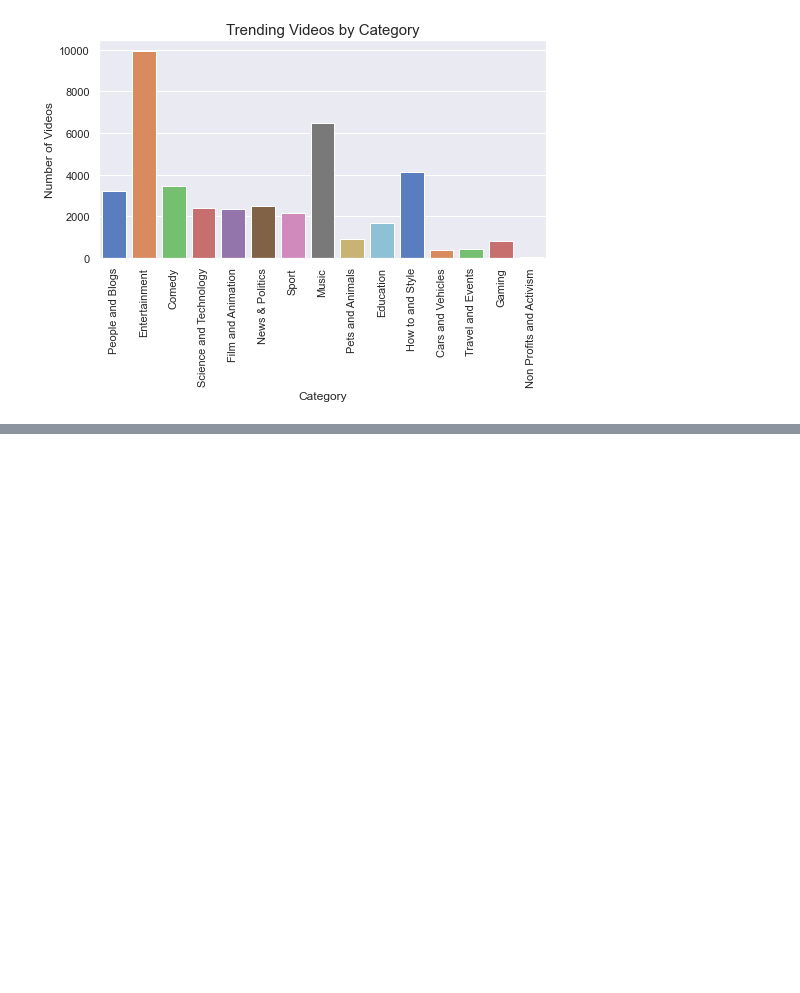
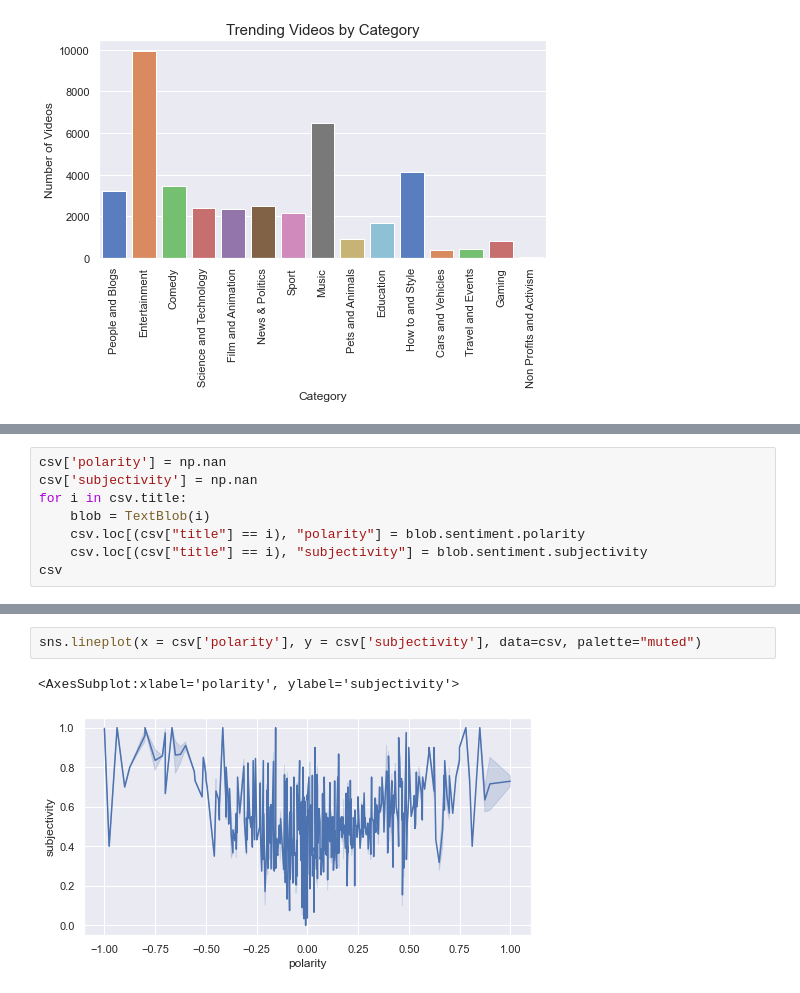
Before and after one commit to pyrogenix/131_finalproject, a Jupyter notebook: testing.ipynb, the cells around one changed output, grey strips where cells are left out. Cells and saved outputs as stored; diff of their text form; blank space fills up the shorter version.

```diff
--- a/testing.ipynb
+++ b/testing.ipynb
@@ -156,0 +194,8 @@ sns.set(rc={"figure.figsize":(8, 4)})
+# %%
+csv['polarity'] = np.nan
+csv['subjectivity'] = np.nan
+for i in csv.title:
+    blob = TextBlob(i)
+    csv.loc[(csv["title"] == i), "polarity"] = blob.sentiment.polarity
+    csv.loc[(csv["title"] == i), "subjectivity"] = blob.sentiment.subjectivity
+csv
@@ -156,0 +232,5 @@ sns.set(rc={"figure.figsize":(8, 4)})
+# %%
+sns.lineplot(x = csv['polarity'], y = csv['subjectivity'], data=csv, palette="muted")
+# %% [output]
+<AxesSubplot:xlabel='polarity', ylabel='subjectivity'>
+[figure, added]
```
Also changed, not shown: parts of 6 cells of this notebook, 4 other files.
